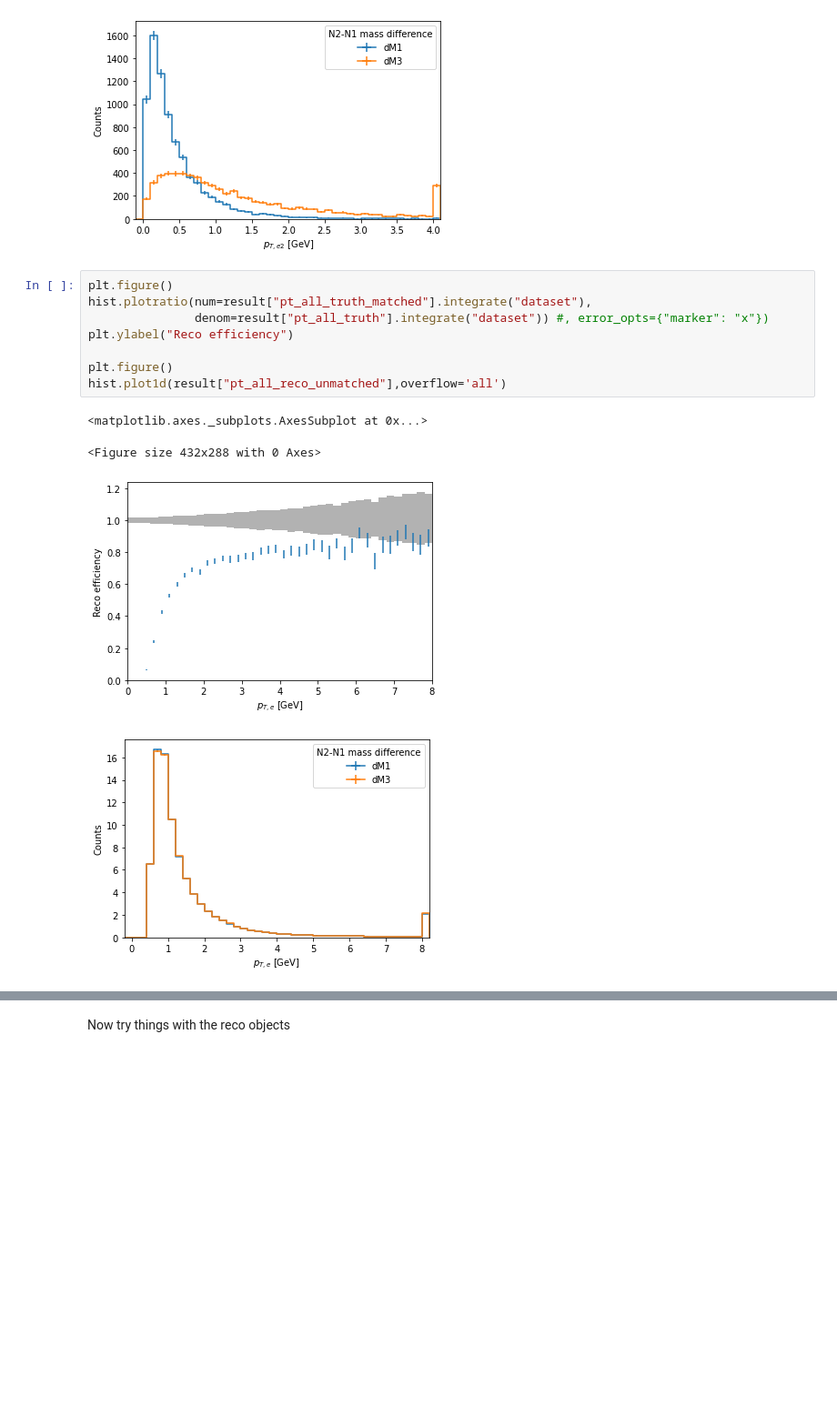
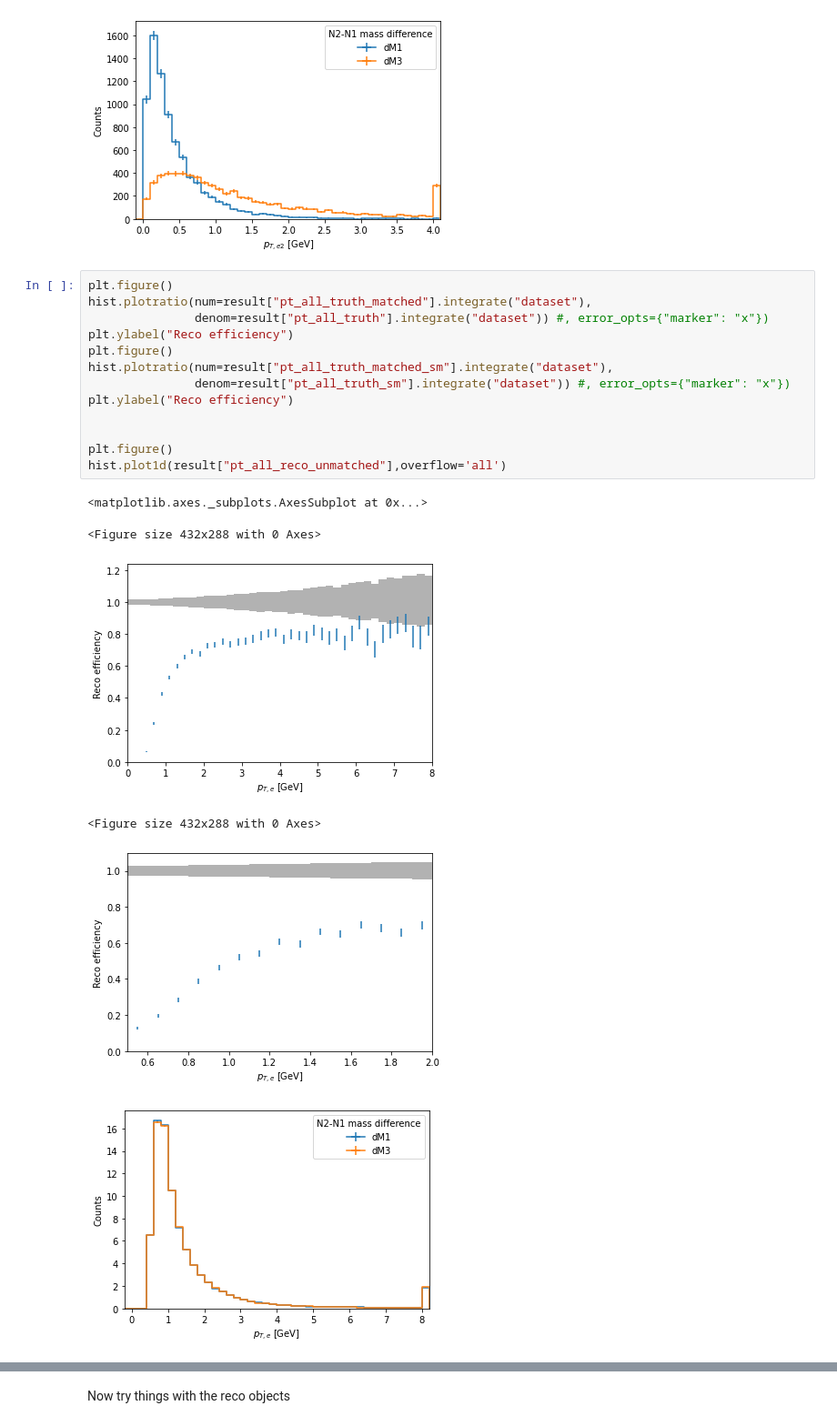
Before and after one commit to therwig/ele-studies, a Jupyter notebook: akAna/coffeaTest.ipynb, the cells around one changed output, grey strips where cells are left out. Shown: that part at 91% size. Saved outputs shown, nothing was run; the diff lists cells and outputs as text; blank space fills up the shorter version.

```diff
--- a/akAna/coffeaTest.ipynb
+++ b/akAna/coffeaTest.ipynb
@@ -175,13 +246,20 @@ hist.plot1d(result["pt_sub"],overflow='all')
 # %%
 plt.figure()
 hist.plotratio(num=result["pt_all_truth_matched"].integrate("dataset"),
                denom=result["pt_all_truth"].integrate("dataset")) #, error_opts={"marker": "x"})
 plt.ylabel("Reco efficiency")
+plt.figure()
+hist.plotratio(num=result["pt_all_truth_matched_sm"].integrate("dataset"),
+               denom=result["pt_all_truth_sm"].integrate("dataset")) #, error_opts={"marker": "x"})
+plt.ylabel("Reco efficiency")
+
 
 plt.figure()
 hist.plot1d(result["pt_all_reco_unmatched"],overflow='all')
 # %% [output]
 <matplotlib.axes._subplots.AxesSubplot at 0x...>
 <Figure size 432x288 with 0 Axes>
-[figure, old version]
+[figure, new version]
+<Figure size 432x288 with 0 Axes>
-[figure, old version]
+[figure, new version]
+[figure, added]
```
Also changed, not shown: parts of 6 cells of this notebook.
